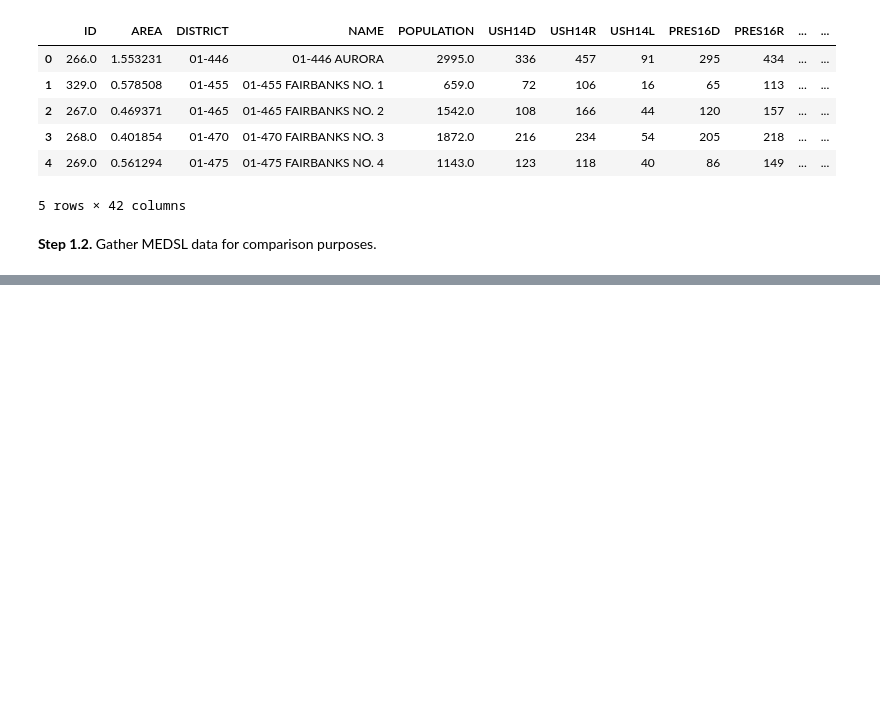
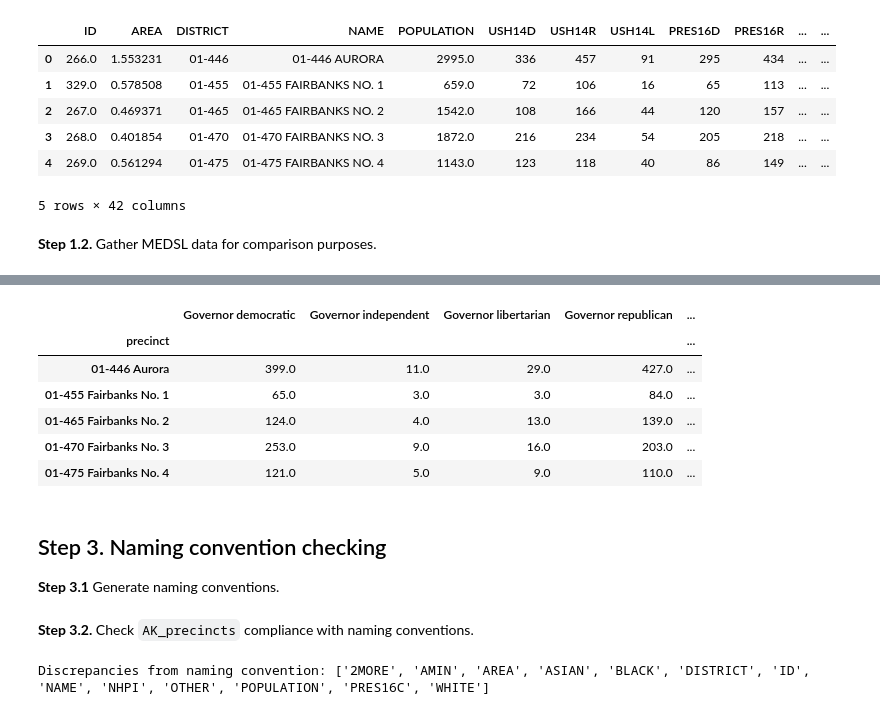
Before and after one commit to InnovativeInventor/gdutils, a Jupyter notebook: docs/source/src/examples/qa-case-alaska.ipynb, the cells around one changed output, grey strips where cells are left out. Drawn from its saved outputs; the diff is of its cells as text; code cells hidden in the pictures; blank space fills up the shorter version.

```diff
--- a/docs/source/src/examples/qa-case-alaska.ipynb
+++ b/docs/source/src/examples/qa-case-alaska.ipynb
@@ -218,5 +210,8 @@ medsl_ush16_df.head()
 # %%
-medsl_18_df = et.read_file(os.path.join(medsl_18_path, 'precinct_2018.zip')).extract()
+# precinct_2018.zip
+
+medsl_18_gdf = et.read_file(os.path.join(medsl_18_path, 'precinct_2018.zip')).extract()
+medsl_18_df = pd.DataFrame(medsl_18_gdf.drop(columns=['geometry']))
 
 medsl_18_df.head()
 # %% [output]
@@ -228,0 +304,19 @@ medsl_18_df.head()
+# %%
+medsl_18_gdf = et.ExtractTable(medsl_18_df, column='state', value='Alaska').extract()
+medsl_18_df = pd.DataFrame(medsl_18_gdf.drop(columns=['geometry']))
+medsl_18_df = pivot_medsl_df(medsl_18_df)
+
+medsl_18_df.head()
+# %% [output]
+|  | Governor democratic | Governor independent | Governor libertarian | Governor republican | ... |
+| precinct |  |  |  |  | ... |
+| 01-446 Aurora | 399.0 | 11.0 | 29.0 | 427.0 | ... |
+| 01-455 Fairbanks No. 1 | 65.0 | 3.0 | 3.0 | 84.0 | ... |
+| 01-465 Fairbanks No. 2 | 124.0 | 4.0 | 13.0 | 139.0 | ... |
+| 01-470 Fairbanks No. 3 | 253.0 | 9.0 | 16.0 | 203.0 | ... |
+| 01-475 Fairbanks No. 4 | 121.0 | 5.0 | 9.0 | 110.0 | ... |
+# %% [markdown]
+Step 3. Naming convention checking
+--------------------------------------------
+
+__Step 3.1__ Generate naming conventions.
@@ -228,0 +346,2 @@ medsl_18_df.head()
+# %% [markdown]
+__Step 3.2.__ Check ``AK_precincts`` compliance with naming conventions.
@@ -228,0 +350,12 @@ medsl_18_df.head()
+# %%
+# Print and store results of naming convention check
+
+(matches, diffs) = naming_check
+matched_columns = matches
+
+diffs = list(diffs)
+diffs.sort()
+
+print('Discrepancies from naming convention:', diffs)
+# %% [output]
+Discrepancies from naming convention: ['2MORE', 'AMIN', 'AREA', 'ASIAN', 'BLACK', 'DISTRICT', 'ID', 'NAME', 'NHPI', 'OTHER', 'POPULATION', 'PRES16C', 'WHITE']
```
Also changed, not shown: parts of 17 cells of this notebook.
